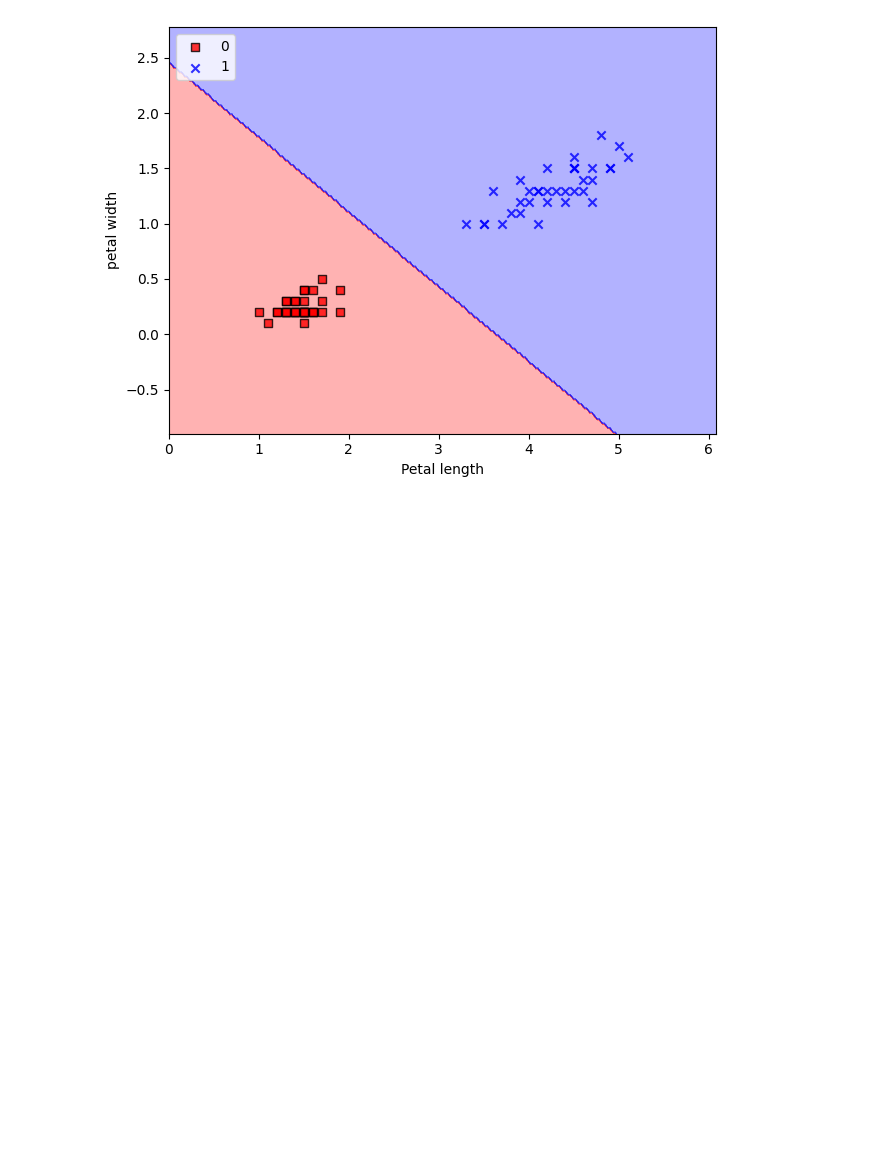
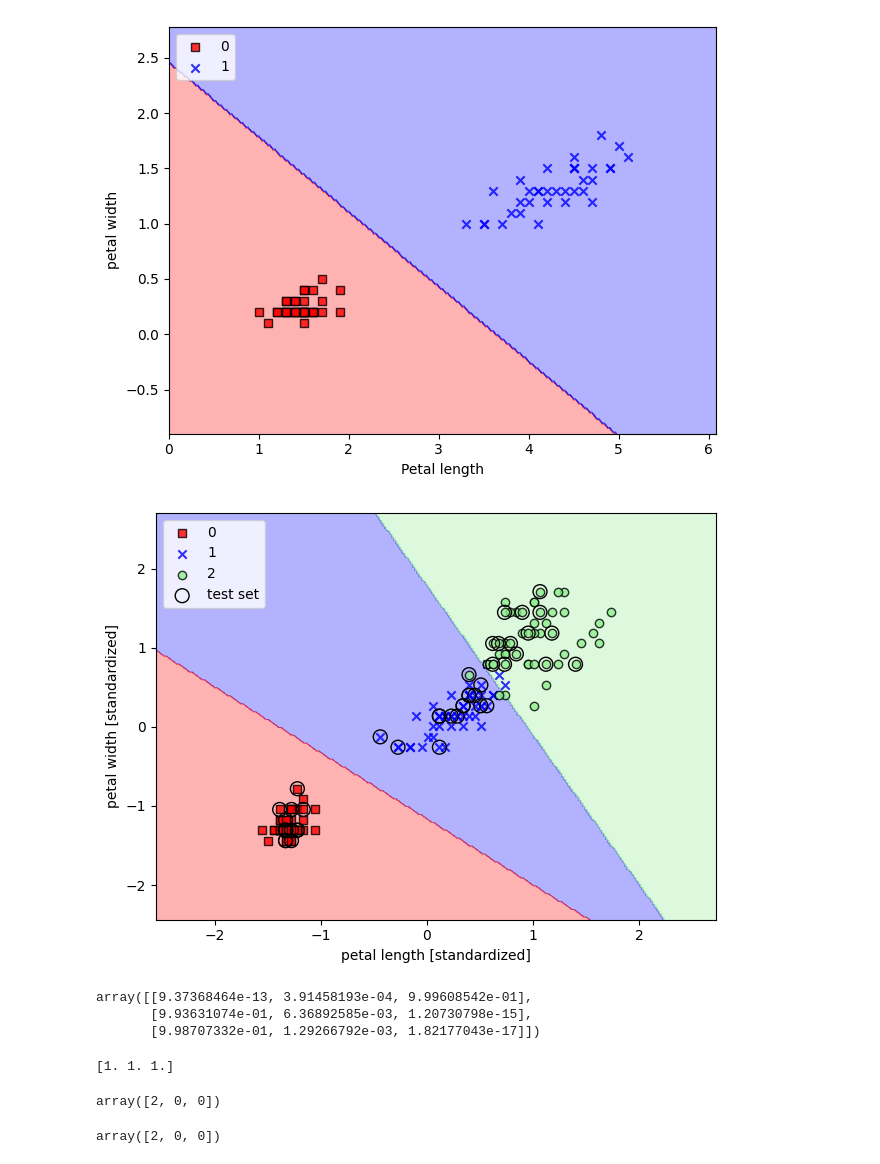
Before and after one commit to SayedMohamedSaqib/Comprehensive-Machine-Learning_Repository, a Jupyter notebook: 2_Getting_Started_With_Scikit-Learn/logistic_regression.ipynb, the cells around one changed output. Cells and saved outputs as stored; diff of their text form; code cells hidden in the pictures; blank space fills up the shorter version.

```diff
--- a/2_Getting_Started_With_Scikit-Learn/logistic_regression.ipynb
+++ b/2_Getting_Started_With_Scikit-Learn/logistic_regression.ipynb
@@ -181,0 +192,54 @@ plt.show()
+# %%
+from sklearn.preprocessing import StandardScaler
+
+sc = StandardScaler()
+
+sc.fit(X_train)
+
+X_train_std = sc.transform(X_train)
+X_test_std = sc.transform(X_test)
+# %%
+from sklearn.linear_model import LogisticRegression
+
+
+X_combined_std = np.vstack((X_train_std, X_test_std))
+y_combined = np.hstack((y_train, y_test))
+
+lr = LogisticRegression(C = 100.0, random_state= 1, solver="lbfgs")
+lr.fit(X_train_std, y_train)
+
+plot_decision_regions(X_combined_std, y_combined, classifier= lr, test_idx=range(105, 150))
+
+plt.xlabel('petal length [standardized]')
+plt.ylabel('petal width [standardized]')
+plt.legend(loc='upper left')
+plt.tight_layout()
+plt.show()
+# %% [output]
+[figure, added]
+# %%
+# To check the probability a training example belongs to a certain class we utilize
+
+lr.predict_proba(X_test_std[:3, :])
+# %% [output]
+array([[9.37368464e-13, 3.91458193e-04, 9.99608542e-01],
+       [9.93631074e-01, 6.36892585e-03, 1.20730798e-15],
+       [9.98707332e-01, 1.29266792e-03, 1.82177043e-17]])
+# %%
+# The probabilities sum upto exactly 1
+
+print(lr.predict_proba(X_test_std[:3, :]).sum(axis = 1))
+# %% [output]
+[1. 1. 1.]
+# %%
+# Highest value classes in each row
+
+lr.predict_proba(X_test_std[:3, :]).argmax(axis = 1)
+# %% [output]
+array([2, 0, 0])
+# %%
+# This is the better method, use directly
+
+lr.predict(X_test_std[:3, :])
+# %% [output]
+array([2, 0, 0])
```
Also changed, not shown: parts of 1 cell of this notebook, 3 other files.
